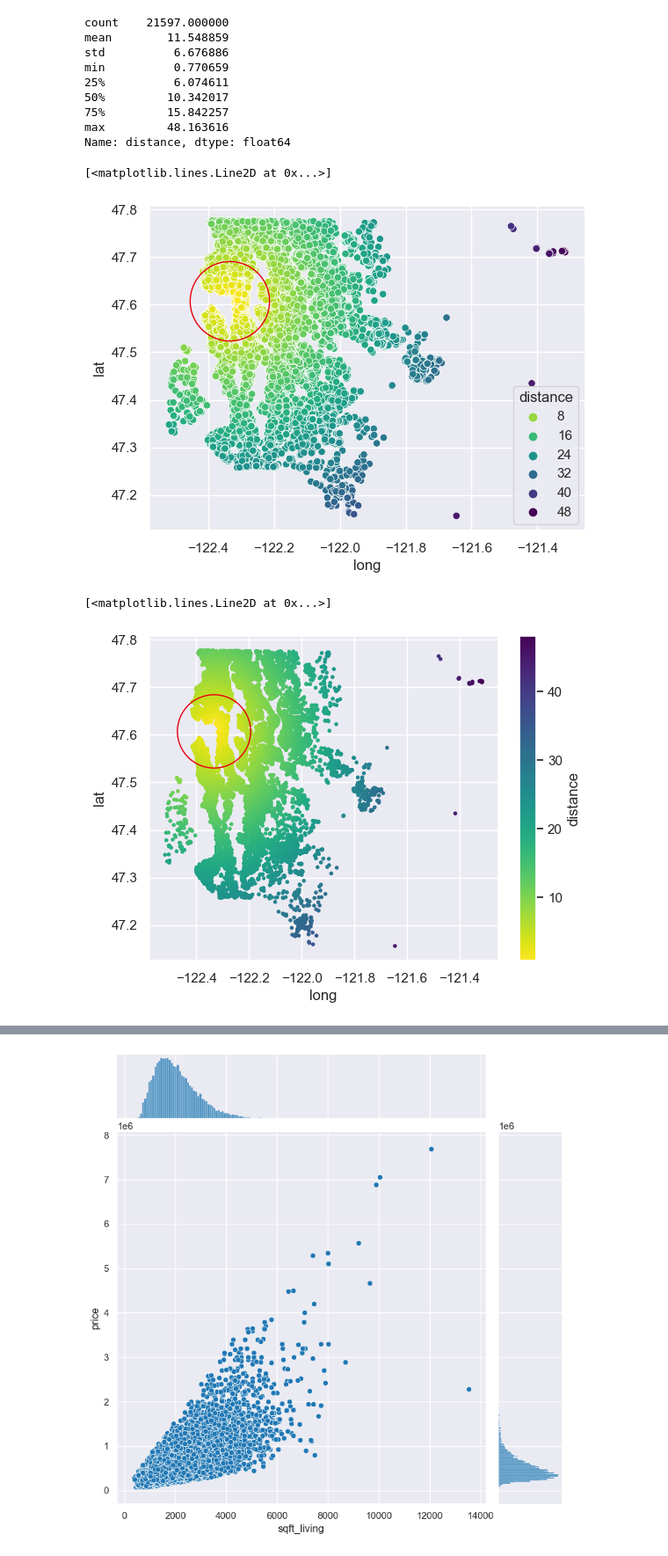
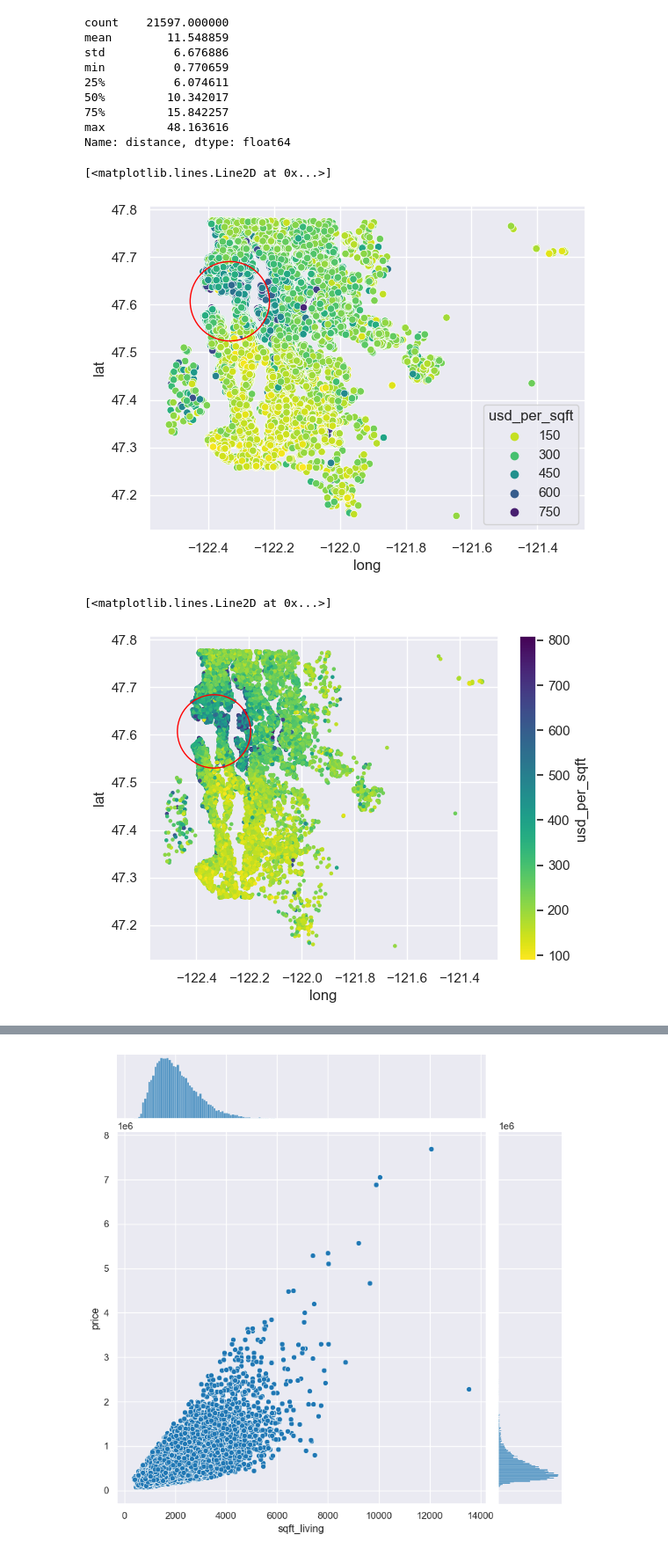
Before and after one commit to markus-baden/eda-king-county-housing, a Jupyter notebook: EDA.ipynb, the cells around one changed output, grey strips where cells are left out. Shown: that part at 88% size. Cells and saved outputs as stored; diff of their text form; code cells hidden in the pictures.

Commit message:
first few plots done

```diff
--- a/EDA.ipynb
+++ b/EDA.ipynb
@@ -194,0 +198,3 @@ print(df_housing.long.mean())
+# %%
+df_housing['usd_per_sqft'] = df_housing.price / df_housing.sqft_living
+df_housing.head()
@@ -219,14 +226,14 @@ min          0.770659
 max         48.163616
 Name: distance, dtype: float64
 # %%
-a = sns.scatterplot(data=df_housing.where(df_housing.distance >= 0), x='long', y='lat', hue='distance', palette="viridis_r")
+a = sns.scatterplot(data=df_housing.where(df_housing.grade >= 0), x='long', y='lat', hue='usd_per_sqft', palette="viridis_r")
 a.plot([seattle_center[1]],[seattle_center[0]],'o',ms=65,mec='r',mfc='none')
 # %% [output]
 [<matplotlib.lines.Line2D at 0x...>]
-[figure, old version]
+[figure, new version]
 # %%
-fig = df_housing.where(df_housing.distance >= 0).plot(x='long', y='lat', kind='scatter', c='distance', colormap='viridis_r', marker='.')
+fig = df_housing.where(df_housing.grade >= 0).plot(x='long', y='lat', kind='scatter', c='usd_per_sqft', colormap='viridis_r', marker='.')
 fig.plot([seattle_center[1]],[seattle_center[0]],'o',ms=60,mec='r',mfc='none')
 # %% [output]
 [<matplotlib.lines.Line2D at 0x...>]
-[figure, old version]
+[figure, new version]
```
Also changed, not shown: parts of 12 cells of this notebook.
